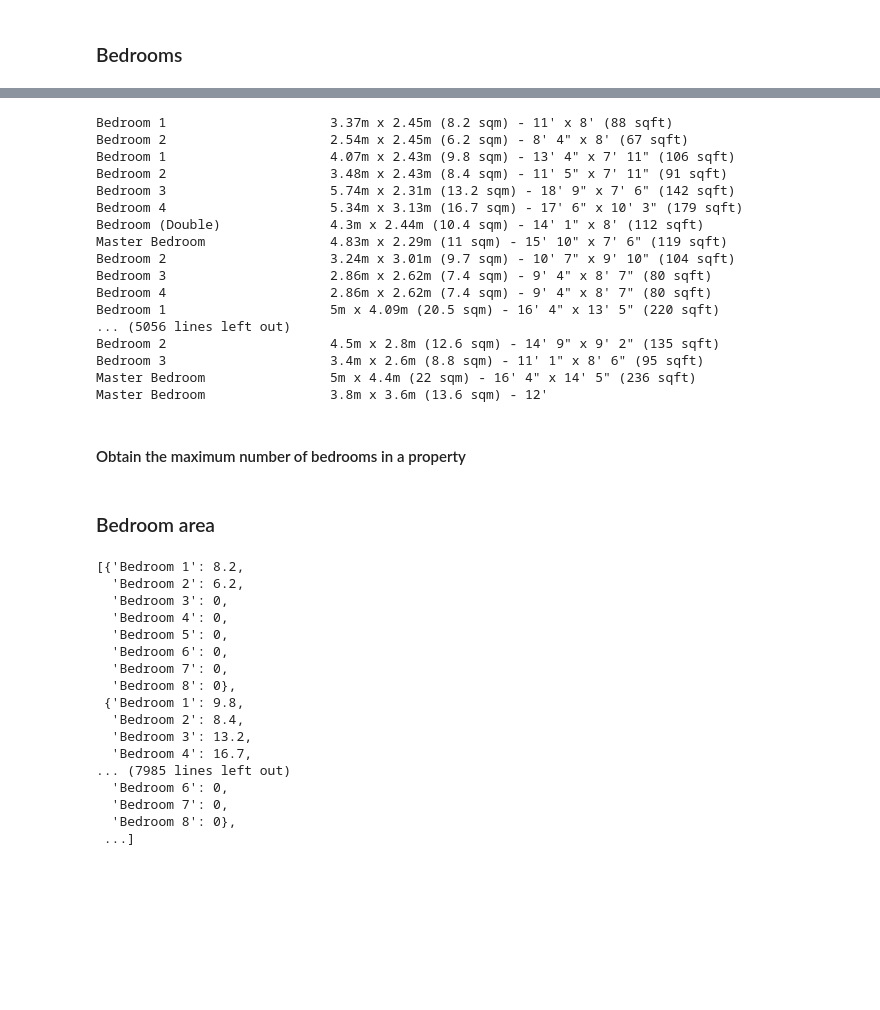
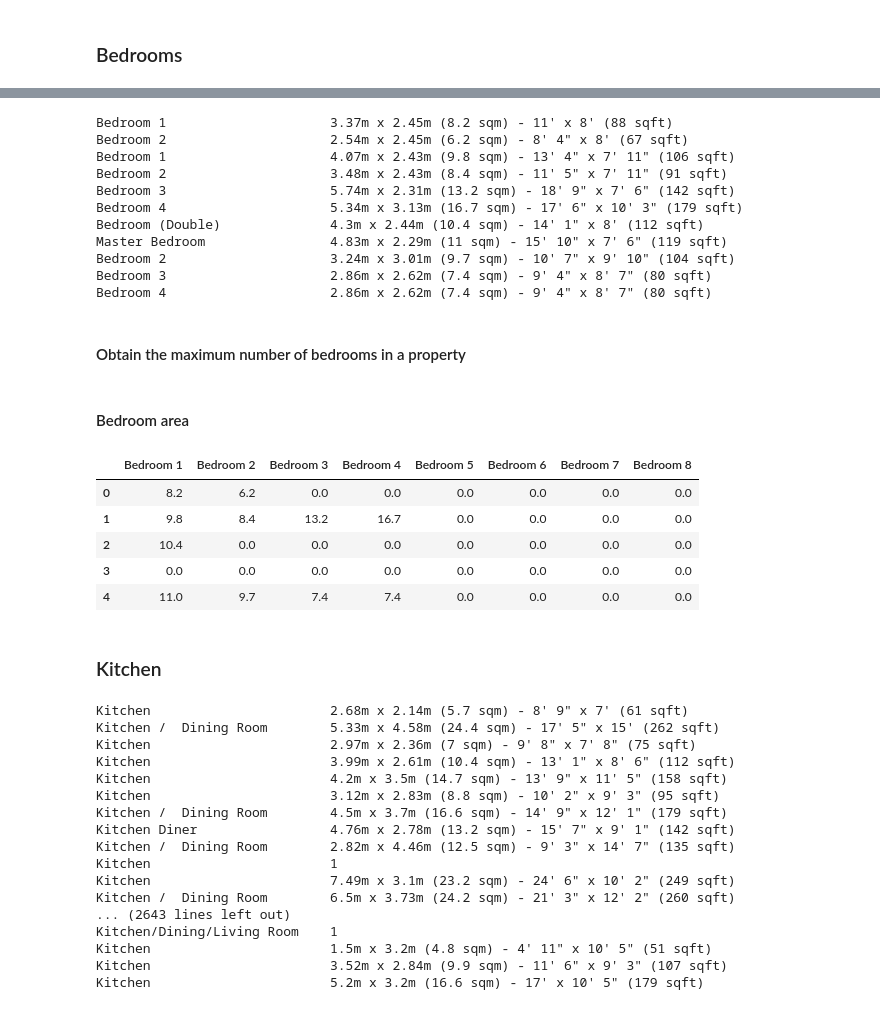
Before and after one commit to luowx0905/Individual-Project, a Jupyter notebook: sell property/read_dataset/read_property_data.ipynb, the cells around one changed output, grey strips where cells are left out. Cells and saved outputs as stored; diff of their text form; code cells hidden in the pictures; blank space fills up the shorter version.

```diff
--- a/sell property/read_dataset/read_property_data.ipynb
+++ b/sell property/read_dataset/read_property_data.ipynb
@@ -539,5 +539,5 @@ bedroom_names
 # %%
-for room in handler.s3_rooms:
+for room in handler.s3_rooms[: 5]:
     if room is None: continue
     for k, v in room.items():
         if k in bedroom_names:
@@ -554,12 +554,6 @@ Master Bedroom                4.83m x 2.29m (11 sqm) - 15' 10" x 7' 6" (119 sqft
 Bedroom 2                     3.24m x 3.01m (9.7 sqm) - 10' 7" x 9' 10" (104 sqft)
 Bedroom 3                     2.86m x 2.62m (7.4 sqm) - 9' 4" x 8' 7" (80 sqft)
 Bedroom 4                     2.86m x 2.62m (7.4 sqm) - 9' 4" x 8' 7" (80 sqft)
-Bedroom 1                     5m x 4.09m (20.5 sqm) - 16' 4" x 13' 5" (220 sqft)
-... (5056 lines left out)
-Bedroom 2                     4.5m x 2.8m (12.6 sqm) - 14' 9" x 9' 2" (135 sqft)
-Bedroom 3                     3.4m x 2.6m (8.8 sqm) - 11' 1" x 8' 6" (95 sqft)
-Master Bedroom                5m x 4.4m (22 sqm) - 16' 4" x 14' 5" (236 sqft)
-Master Bedroom                3.8m x 3.6m (13.6 sqm) - 12'
 # %% [markdown]
 #### Obtain the maximum number of bedrooms in a property
 # %%
@@ -572,7 +566,7 @@ for room in handler.s3_rooms:
     bedrooms_num.append(len([key for key in room.keys() if "Bedroom" in key]))
 max_bedroom_num = max(bedrooms_num)
 # %% [markdown]
-### Bedroom area
+#### Bedroom area
 # %%
 bedroom_names = ["Bedroom {}".format(i + 1) for i in range(max_bedroom_num)]
 bedrooms = []
@@ -596,23 +590,39 @@ for i in range(len(handler.s3_rooms)):
         num += 1
 
     bedrooms.append(bedroom_per_property)
-# %%
-bedrooms
-# %% [output]
-[{'Bedroom 1': 8.2,
-  'Bedroom 2': 6.2,
-  'Bedroom 3': 0,
-  'Bedroom 4': 0,
-  'Bedroom 5': 0,
-  'Bedroom 6': 0,
-  'Bedroom 7': 0,
-  'Bedroom 8': 0},
- {'Bedroom 1': 9.8,
-  'Bedroom 2': 8.4,
-  'Bedroom 3': 13.2,
-  'Bedroom 4': 16.7,
-... (7985 lines left out)
-  'Bedroom 6': 0,
-  'Bedroom 7': 0,
-  'Bedroom 8': 0},
- ...]
+# %%
+bedrooms = pd.DataFrame(bedrooms)
+bedrooms.head()
+# %% [output]
+|  | Bedroom 1 | Bedroom 2 | Bedroom 3 | Bedroom 4 | Bedroom 5 | Bedroom 6 | Bedroom 7 | Bedroom 8 |
+| 0 | 8.2 | 6.2 | 0.0 | 0.0 | 0.0 | 0.0 | 0.0 | 0.0 |
+| 1 | 9.8 | 8.4 | 13.2 | 16.7 | 0.0 | 0.0 | 0.0 | 0.0 |
+| 2 | 10.4 | 0.0 | 0.0 | 0.0 | 0.0 | 0.0 | 0.0 | 0.0 |
+| 3 | 0.0 | 0.0 | 0.0 | 0.0 | 0.0 | 0.0 | 0.0 | 0.0 |
+| 4 | 11.0 | 9.7 | 7.4 | 7.4 | 0.0 | 0.0 | 0.0 | 0.0 |
+# %% [markdown]
+### Kitchen
+# %%
+for room in handler.s3_rooms:
+    if room is None: continue
+    for k, v in room.items():
+        if "kitchen" in k.lower():
+            print("{:30s}{}".format(k, v))
+# %% [output]
+Kitchen                       2.68m x 2.14m (5.7 sqm) - 8' 9" x 7' (61 sqft)
+Kitchen /  Dining Room        5.33m x 4.58m (24.4 sqm) - 17' 5" x 15' (262 sqft)
+Kitchen                       2.97m x 2.36m (7 sqm) - 9' 8" x 7' 8" (75 sqft)
+Kitchen                       3.99m x 2.61m (10.4 sqm) - 13' 1" x 8' 6" (112 sqft)
+Kitchen                       4.2m x 3.5m (14.7 sqm) - 13' 9" x 11' 5" (158 sqft)
+Kitchen                       3.12m x 2.83m (8.8 sqm) - 10' 2" x 9' 3" (95 sqft)
+Kitchen /  Dining Room        4.5m x 3.7m (16.6 sqm) - 14' 9" x 12' 1" (179 sqft)
+Kitchen Diner                 4.76m x 2.78m (13.2 sqm) - 15' 7" x 9' 1" (142 sqft)
+Kitchen /  Dining Room        2.82m x 4.46m (12.5 sqm) - 9' 3" x 14' 7" (135 sqft)
+Kitchen                       1
+Kitchen                       7.49m x 3.1m (23.2 sqm) - 24' 6" x 10' 2" (249 sqft)
+Kitchen /  Dining Room        6.5m x 3.73m (24.2 sqm) - 21' 3" x 12' 2" (260 sqft)
+... (2643 lines left out)
+Kitchen/Dining/Living Room    1
+Kitchen                       1.5m x 3.2m (4.8 sqm) - 4' 11" x 10' 5" (51 sqft)
+Kitchen                       3.52m x 2.84m (9.9 sqm) - 11' 6" x 9' 3" (107 sqft)
+Kitchen                       5.2m x 3.2m (16.6 sqm) - 17' x 10' 5" (179 sqft)
```
Also changed, not shown: parts of 21 cells of this notebook, 1 other file.
